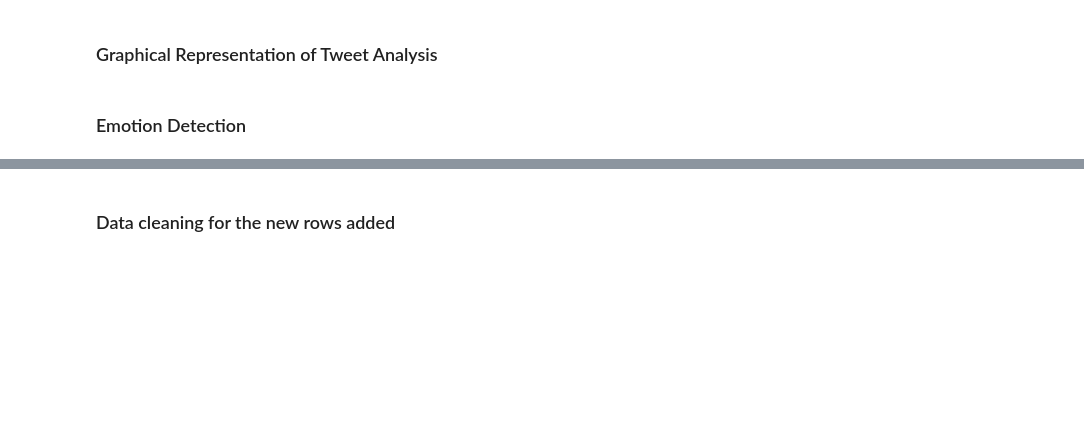
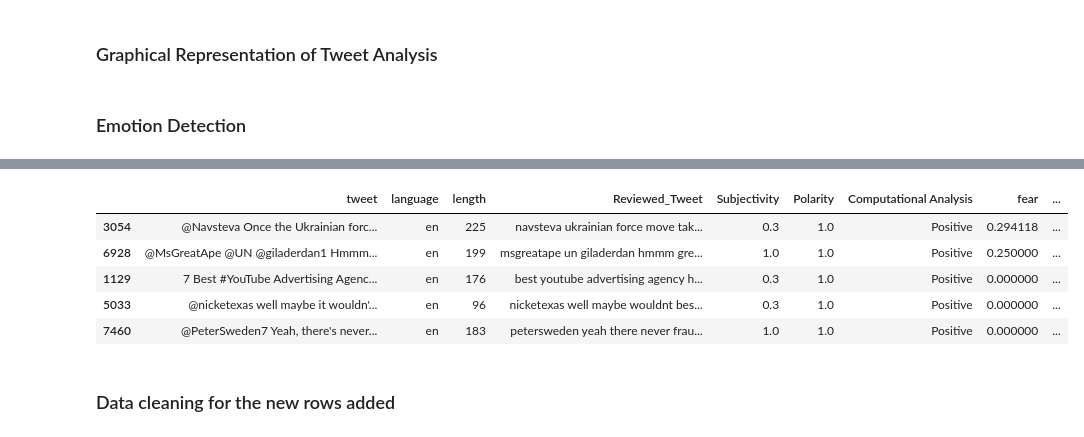
Before and after one commit to yeeshuennteo/MY-DAC-Curriculum, a Jupyter notebook: DAC-008_Intro_To_NLP/DAC-008_Sentiment_Analysis_1_Student.ipynb, the cells around one changed output, grey strips where cells are left out. Drawn from its saved outputs; the diff is of its cells as text; code cells hidden in the pictures; blank space fills up the shorter version.

```diff
--- a/DAC-008_Intro_To_NLP/DAC-008_Sentiment_Analysis_1_Student.ipynb
+++ b/DAC-008_Intro_To_NLP/DAC-008_Sentiment_Analysis_1_Student.ipynb
@@ -462,3 +538,12 @@ fig.show()
+# %%
+sort_data.tail()
+# %% [output]
+|  | tweet | language | length | Reviewed_Tweet | Subjectivity | Polarity | Computational Analysis | fear | ... |
+| 3054 | @Navsteva Once the Ukrainian forc... | en | 225 | navsteva ukrainian force move tak... | 0.3 | 1.0 | Positive | 0.294118 | ... |
+| 6928 | @MsGreatApe @UN @giladerdan1 Hmmm... | en | 199 | msgreatape un giladerdan hmmm gre... | 1.0 | 1.0 | Positive | 0.250000 | ... |
+| 1129 | 7 Best #YouTube Advertising Agenc... | en | 176 | best youtube advertising agency h... | 0.3 | 1.0 | Positive | 0.000000 | ... |
+| 5033 | @nicketexas well maybe it wouldn'... | en | 96 | nicketexas well maybe wouldnt bes... | 0.3 | 1.0 | Positive | 0.000000 | ... |
+| 7460 | @PeterSweden7 Yeah, there's never... | en | 183 | petersweden yeah there never frau... | 1.0 | 1.0 | Positive | 0.000000 | ... |
 # %% [markdown]
 ### Data cleaning for the new rows added
 # %%
```
Also changed, not shown: parts of 31 cells of this notebook, 1 other file.
